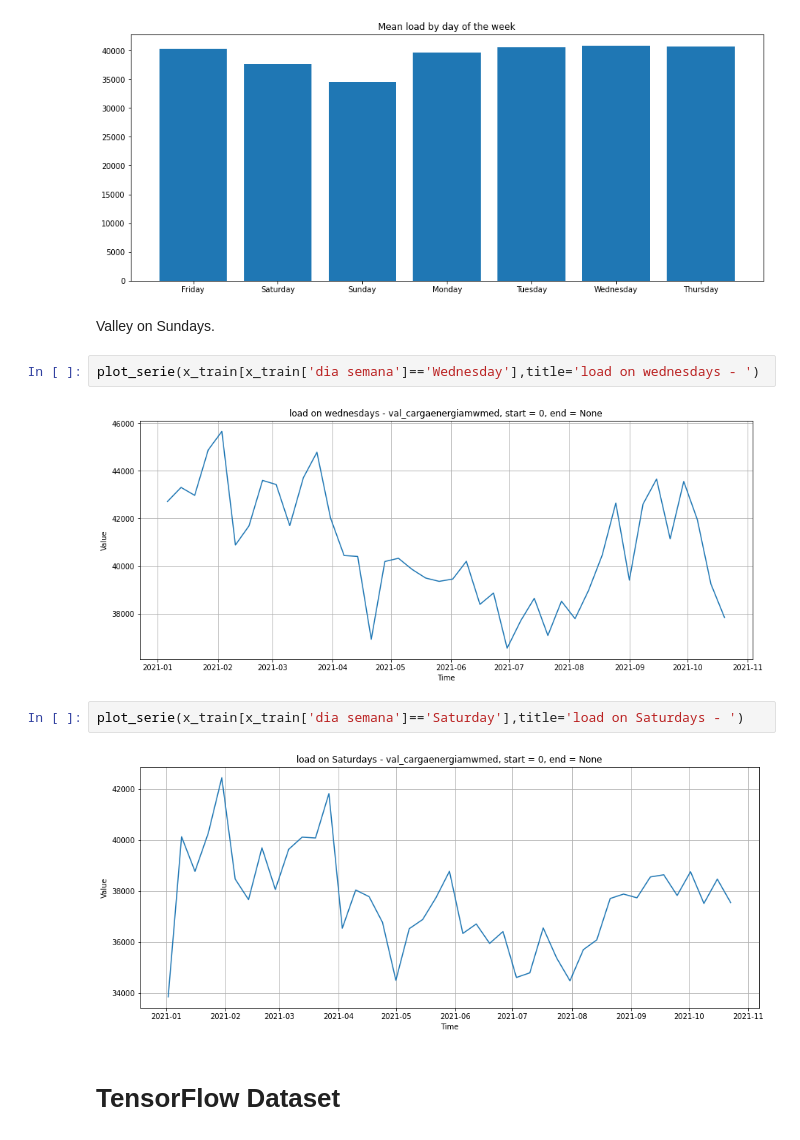
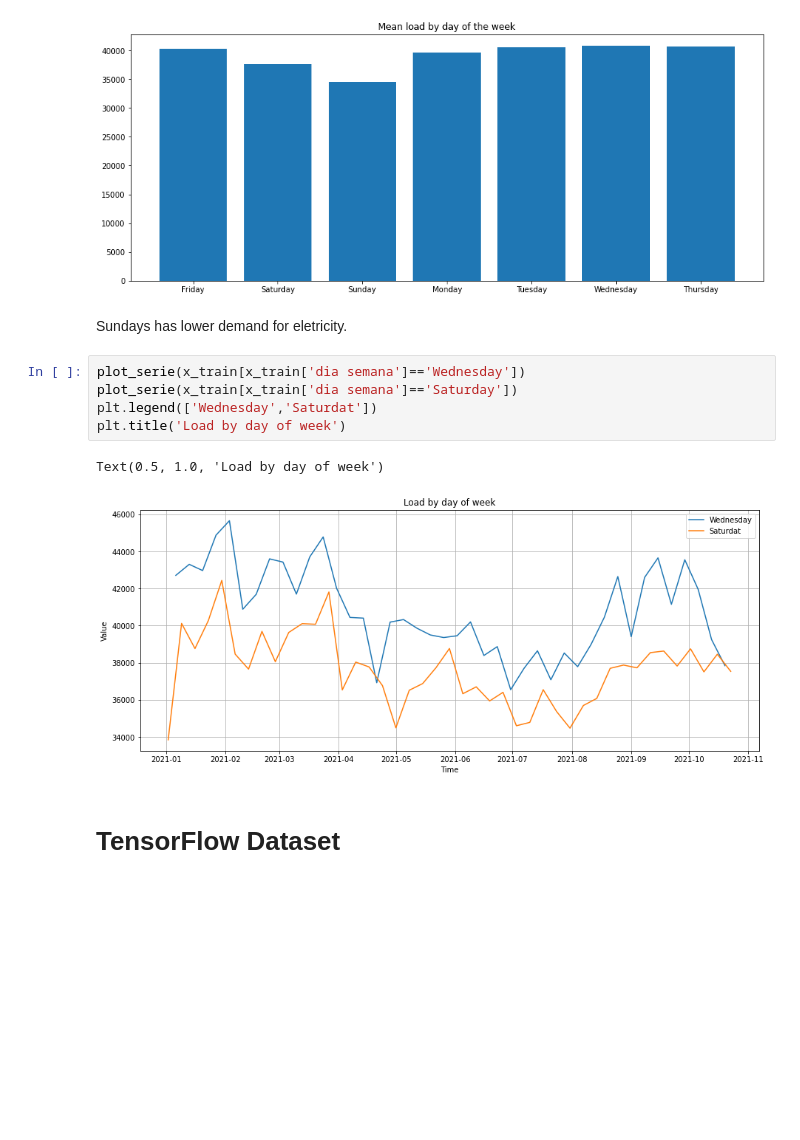
Before and after one commit to marcos-mansur/load-forecast, a Jupyter notebook: Notebook_1_DNN.ipynb, the cells around one changed output. Saved outputs shown, nothing was run; the diff lists cells and outputs as text; blank space fills up the shorter version.

```diff
--- a/Notebook_1_DNN.ipynb
+++ b/Notebook_1_DNN.ipynb
@@ -122,16 +138,16 @@ plt.title('Mean load by day of the week')
 plt.show()
 # %% [output]
 [figure]
-# %% [markdown]
-Valley on Sundays.
-# %%
-plot_serie(x_train[x_train['dia semana']=='Wednesday'],title='load on wednesdays - ')
-# %% [output]
-[figure, removed]
-# %%
-plot_serie(x_train[x_train['dia semana']=='Saturday'],title='load on Saturdays - ')
-# %% [output]
-[figure, removed]
+# %% [markdown]
+Sundays has lower demand for eletricity.
+# %%
+plot_serie(x_train[x_train['dia semana']=='Wednesday'])
+plot_serie(x_train[x_train['dia semana']=='Saturday'])
+plt.legend(['Wednesday','Saturdat'])
+plt.title('Load by day of week')
+# %% [output]
+Text(0.5, 1.0, 'Load by day of week')
+[figure, added]
 # %% [markdown]
 # TensorFlow Dataset
 # %%
```
Also changed, not shown: parts of 12 cells of this notebook.
